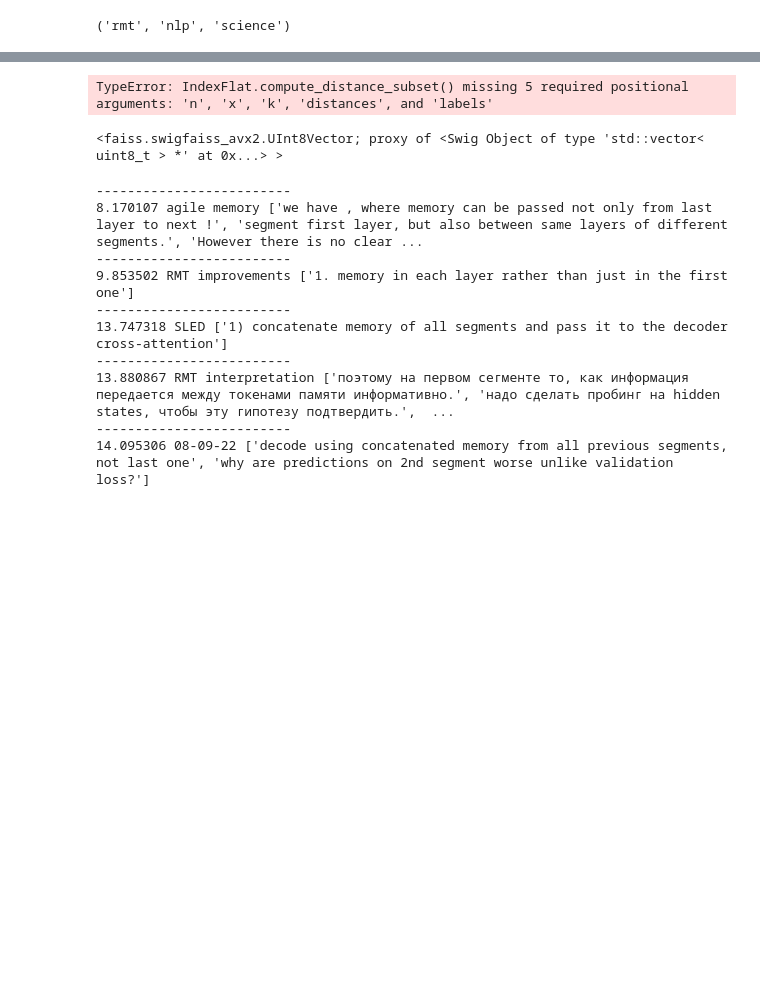
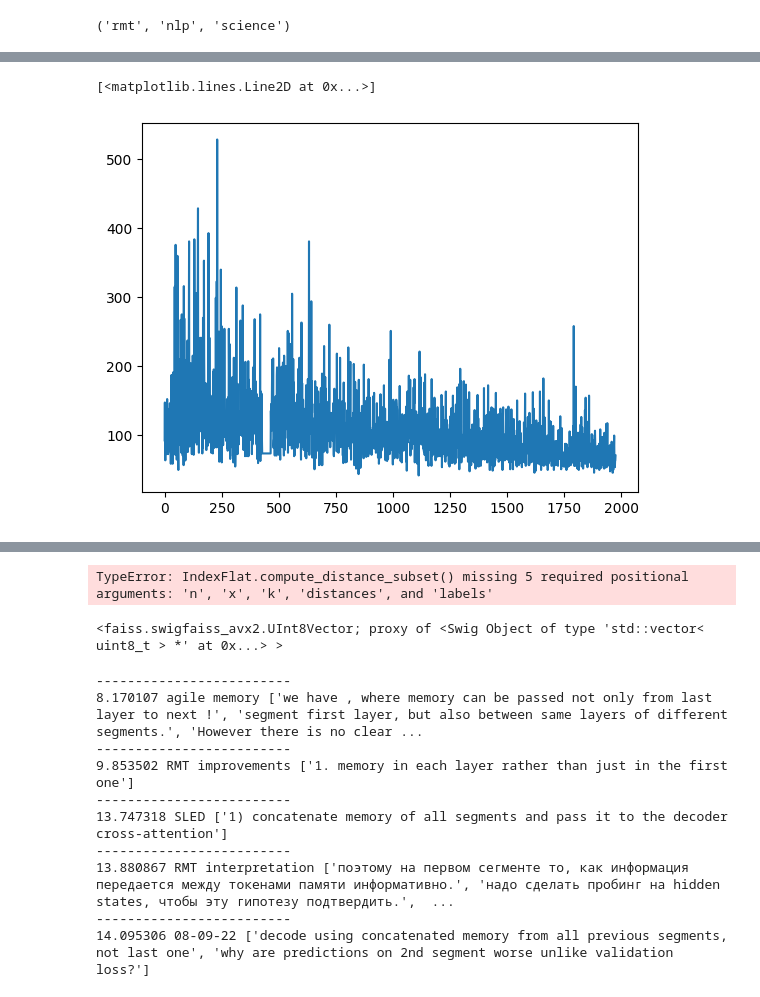
Before and after one commit to booydar/note-bot, a Jupyter notebook: notebooks/thoughts_refactor.ipynb, the cells around one changed output, grey strips where cells are left out. Cells and saved outputs as stored; diff of their text form; code cells hidden in the pictures; blank space fills up the shorter version.

```diff
--- a/notebooks/thoughts_refactor.ipynb
+++ b/notebooks/thoughts_refactor.ipynb
@@ -386,0 +483,4 @@ for n in nearest:
+# %%
+for n in nearest:
+    print('-'*25)
+    print(n['distance'], n['search_field'], n[n['search_field']][n['nearest_field']])
@@ -386,0 +572,6 @@ for n in nearest:
+# %%
+nl = list(map(len, nearest_to_all_sentences))
+plt.plot(nl)
+# %% [output]
+[<matplotlib.lines.Line2D at 0x...>]
+[figure, added]
```
Also changed, not shown: parts of 36 cells of this notebook, 1 other file.
